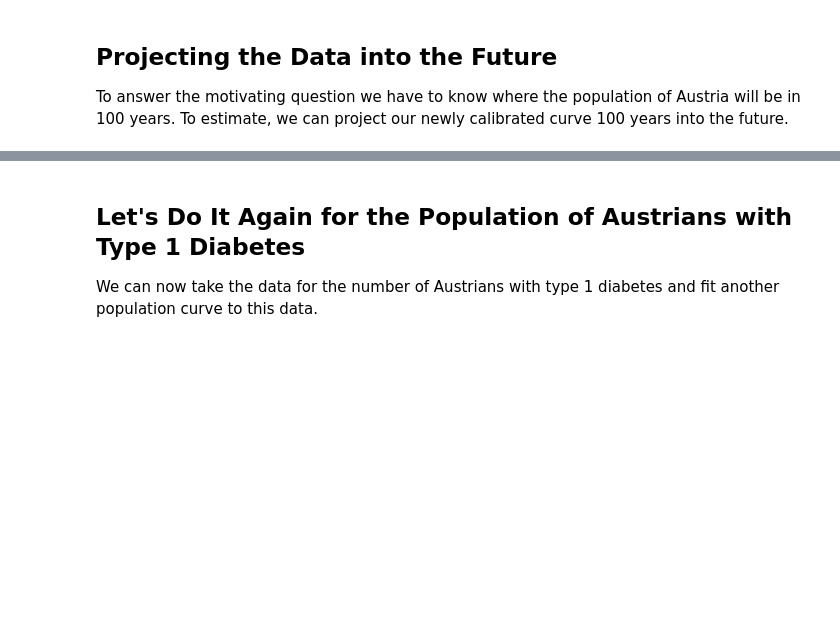
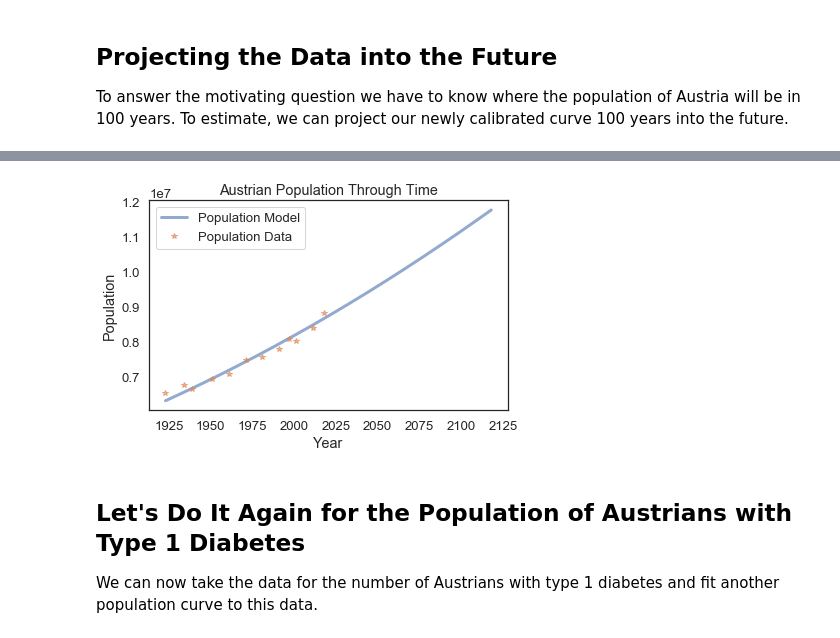
Before and after one commit to maiam6242/ModSimProject1, a Jupyter notebook: Project_1_Notebook-Database File-Copy1.ipynb, the cells around one changed output, grey strips where cells are left out. Saved outputs shown, nothing was run; the diff lists cells and outputs as text; code cells hidden in the pictures; blank space fills up the shorter version.

```diff
--- a/Project_1_Notebook-Database File-Copy1.ipynb
+++ b/Project_1_Notebook-Database File-Copy1.ipynb
@@ -157,21 +157,21 @@ def Logistic_population_model (year, system):
 To answer the motivating question we have to know where the population of Austria will be in 100 years. To estimate, we can project our newly calibrated curve 100 years into the future.
 # %%
 #defines a new system which holds relevant parameters for this model and an end date projected into the future
-#austrian_population_model_sys = System(t_0=1923,
-               # t_end=2118,
-                #p_0=austrian_pop[1923]-220000,
-                #max_rate = .0041,
-                #carrying_capacity = 40000000)
+austrian_population_model_sys = System(t_0=1923,
+                t_end=2118,
+                p_0=austrian_pop[1923]-220000,
+                max_rate = .0041,
+                carrying_capacity = 40000000)
 #runs a simulation to generate model data using the values imbedded in the system
-#results = run_simulation(austrian_population_model_sys, update_func_quad1)
+results = run_simulation(austrian_population_model_sys, update_func_quad1)
 #plots the results
-#plot(results, label = "Population Model")
-plot the original population data
+plot(results, label = "Population Model")
+#plot the original population data
 plot(austrian_pop, "*", label = "Population Data")
 #decorate the plot
 decorate(title = "Austrian Population Through Time",
          xlabel = "Year",
          ylabel = "Population")
 #adds a legend to the graph
-#legend()
+legend()
 # %% [output]
@@ -179,3 +178,4 @@ SyntaxError: invalid syntax (<ipython-input-6-e8d44c6a366e>, line 11)
+[figure, added]
 # %% [markdown]
 ## Let's Do It Again for the Population of Austrians with Type 1 Diabetes
 We can now take the data for the number of Austrians with type 1 diabetes and fit another population curve to this data.
```
Also changed, not shown: parts of 8 cells of this notebook, 1 other file.
